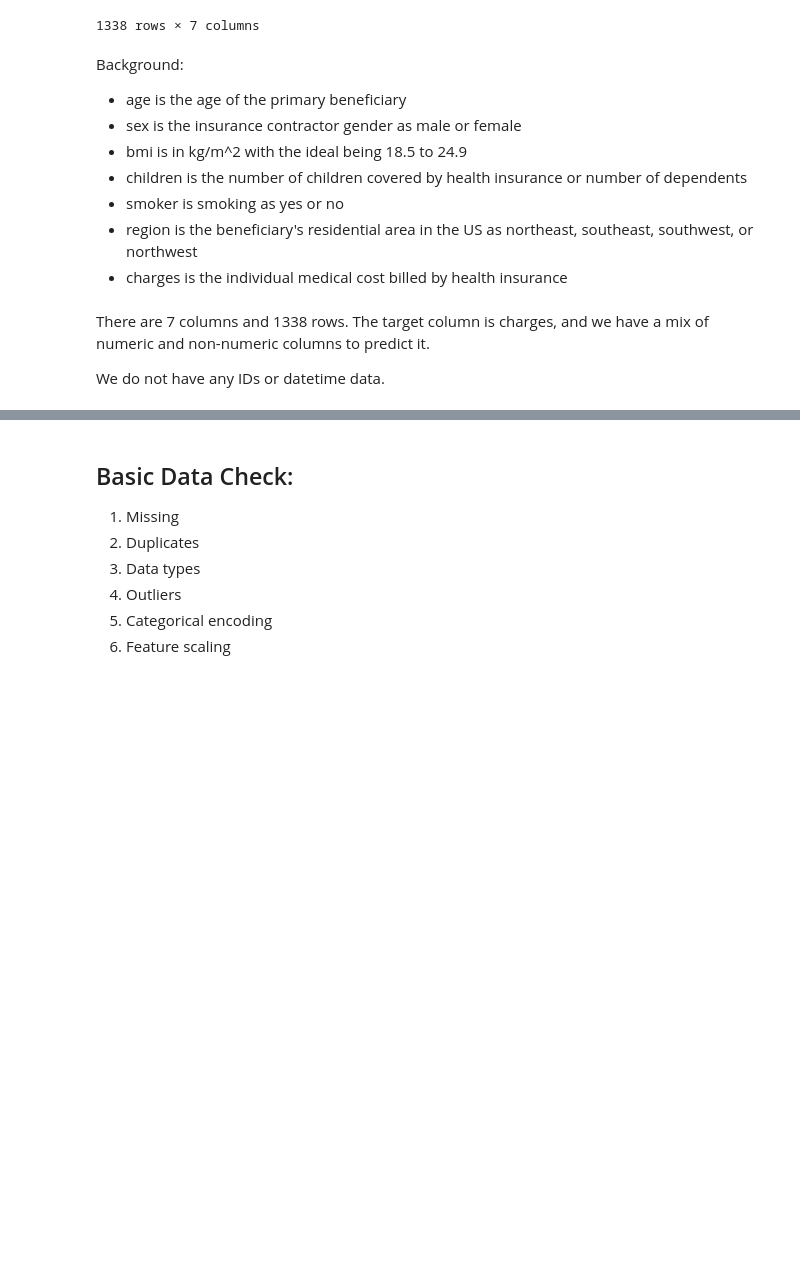
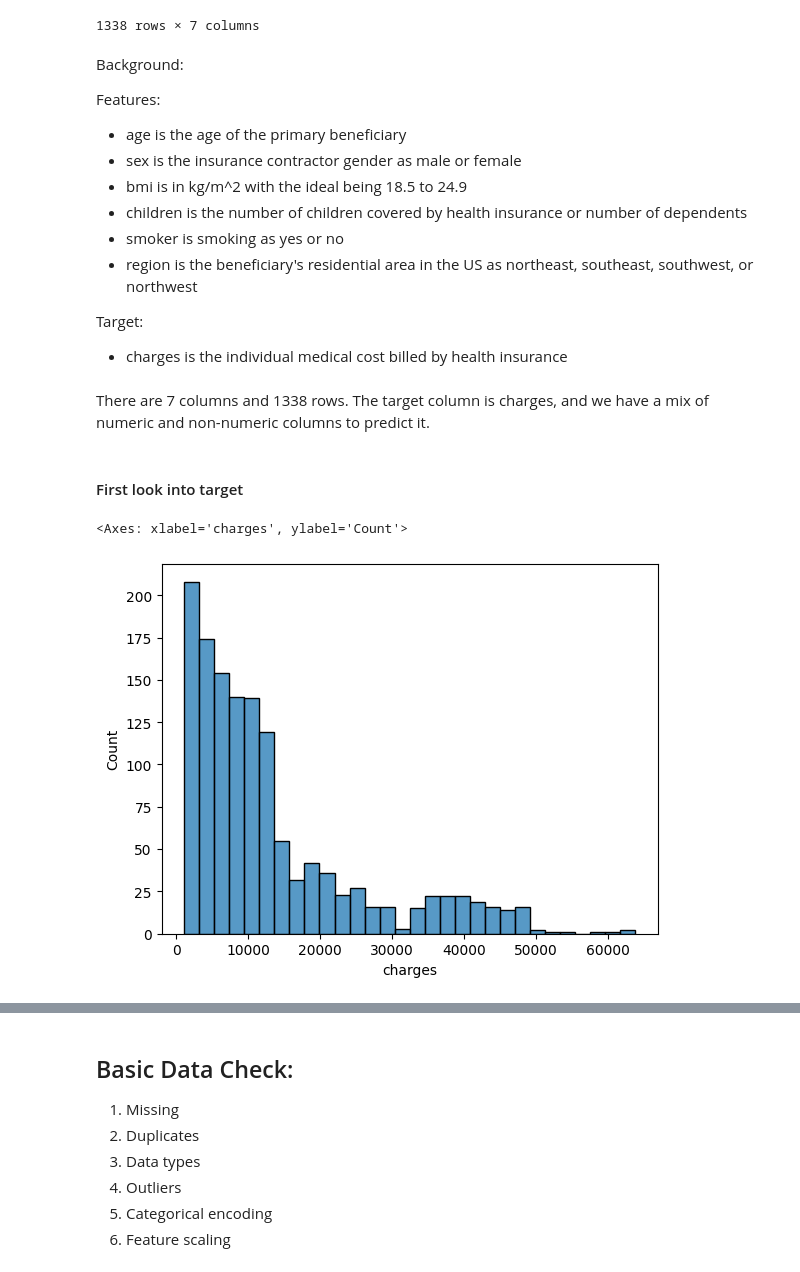
Before and after one commit to lokkenchan/linear_regression_001, a Jupyter notebook: notebooks/01_exploration.ipynb, the cells around one changed output, grey strips where cells are left out. Drawn from its saved outputs; the diff is of its cells as text; code cells hidden in the pictures; blank space fills up the shorter version.

Commit message:
high level overview of target and targets

```diff
--- a/notebooks/01_exploration.ipynb
+++ b/notebooks/01_exploration.ipynb
@@ -22,8 +24,14 @@ df
 | 1336 | 21 | female | 25.800 | 0 | no | southwest | 2007.94500 |
 | 1337 | 61 | female | 29.070 | 0 | yes | northwest | 29141.36030 |
 1338 rows × 7 columns
+# %%
+# Separating the features from the target
+X = df.iloc[:,:-1]
+y = df.iloc[:,-1]
 # %% [markdown]
 Background:
+
+Features:
 
 - age is the age of the primary beneficiary
 - sex is the insurance contractor gender as male or female
@@ -31,8 +39,16 @@ Background:
 - children is the number of children covered by health insurance or number of dependents
 - smoker is smoking as yes or no
 - region is the beneficiary's residential area in the US as northeast, southeast, southwest, or northwest
+
+Target:
+
 - charges is the individual medical cost billed by health insurance
 # %% [markdown]
 There are 7 columns and 1338 rows. The target column is charges, and we have a mix of numeric and non-numeric columns to predict it.
-
-We do not have any IDs or datetime data.
+# %% [markdown]
+#### First look into target
+# %%
+sns.histplot(y)
+# %% [output]
+<Axes: xlabel='charges', ylabel='Count'>
+[figure, added]
```
Also changed, not shown: parts of 20 cells of this notebook.
